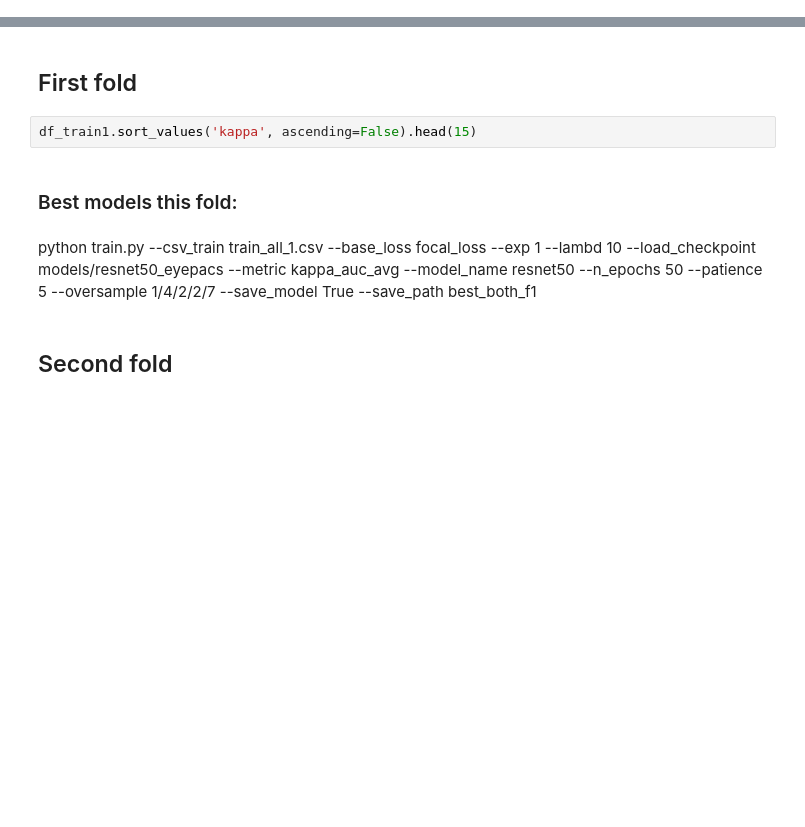
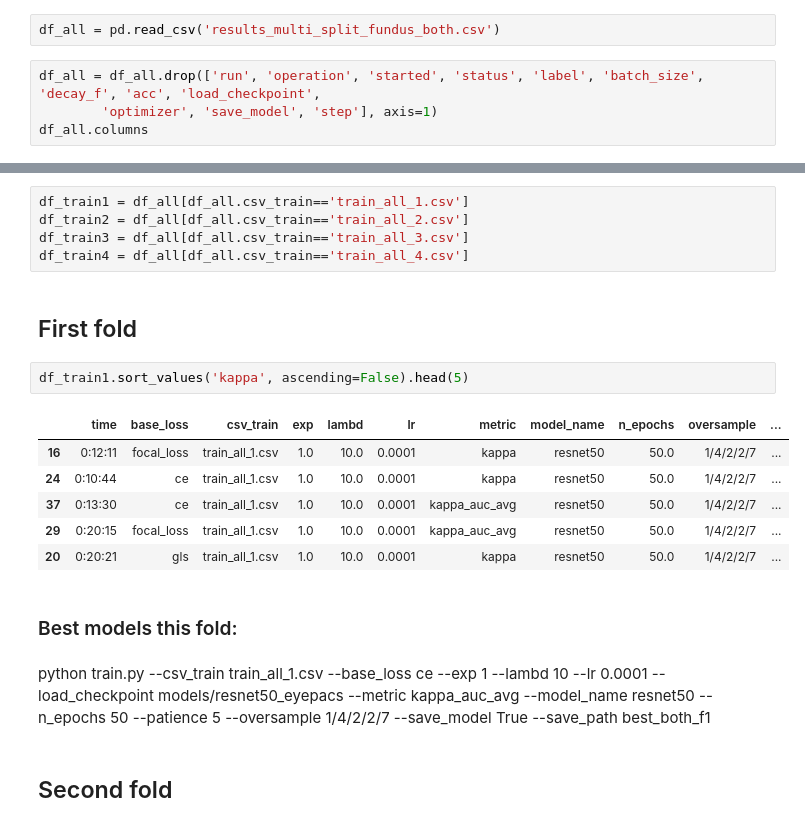
Before and after one commit to agaldran/deep_dr, a Jupyter notebook: analyze_csvs_FINAL.ipynb, the cells around one changed output, grey strips where cells are left out. Cells and saved outputs as stored; diff of their text form; blank space fills up the shorter version.

```diff
--- a/analyze_csvs_FINAL.ipynb
+++ b/analyze_csvs_FINAL.ipynb
@@ -44,3 +47,9 @@ import numpy as np
 # %% [markdown]
 # Standard Fundus
 ## Both OD+MAC
+# %%
+df_all = pd.read_csv('results_multi_split_fundus_both.csv')
+# %%
+df_all = df_all.drop(['run', 'operation', 'started', 'status', 'label', 'batch_size', 'decay_f', 'acc', 'load_checkpoint',
+        'optimizer', 'save_model', 'step'], axis=1)
+df_all.columns
@@ -47,11 +61,23 @@ import numpy as np
+# %%
+df_train1 = df_all[df_all.csv_train=='train_all_1.csv']
+df_train2 = df_all[df_all.csv_train=='train_all_2.csv']
+df_train3 = df_all[df_all.csv_train=='train_all_3.csv']
+df_train4 = df_all[df_all.csv_train=='train_all_4.csv']
 # %% [markdown]
 ## First fold
 # %%
-df_train1.sort_values('kappa', ascending=False).head(15)
+df_train1.sort_values('kappa', ascending=False).head(5)
+# %% [output]
+|  | time | base_loss | csv_train | exp | lambd | lr | metric | model_name | n_epochs | oversample | ... |
+| 16 | 0:12:11 | focal_loss | train_all_1.csv | 1.0 | 10.0 | 0.0001 | kappa | resnet50 | 50.0 | 1/4/2/2/7 | ... |
+| 24 | 0:10:44 | ce | train_all_1.csv | 1.0 | 10.0 | 0.0001 | kappa | resnet50 | 50.0 | 1/4/2/2/7 | ... |
+| 37 | 0:13:30 | ce | train_all_1.csv | 1.0 | 10.0 | 0.0001 | kappa_auc_avg | resnet50 | 50.0 | 1/4/2/2/7 | ... |
+| 29 | 0:20:15 | focal_loss | train_all_1.csv | 1.0 | 10.0 | 0.0001 | kappa_auc_avg | resnet50 | 50.0 | 1/4/2/2/7 | ... |
+| 20 | 0:20:21 | gls | train_all_1.csv | 1.0 | 10.0 | 0.0001 | kappa | resnet50 | 50.0 | 1/4/2/2/7 | ... |
 # %% [markdown]
 ### Best models this fold:
 # %% [markdown]
-python train.py --csv_train train_all_1.csv --base_loss focal_loss --exp 1 --lambd 10 --load_checkpoint models/resnet50_eyepacs --metric kappa_auc_avg --model_name resnet50 --n_epochs 50 --patience 5 --oversample 1/4/2/2/7 --save_model True --save_path best_both_f1
+python train.py --csv_train train_all_1.csv --base_loss ce --exp 1 --lambd 10 --lr 0.0001 --load_checkpoint models/resnet50_eyepacs --metric kappa_auc_avg --model_name resnet50 --n_epochs 50 --patience 5 --oversample 1/4/2/2/7 --save_model True --save_path best_both_f1
 # %% [markdown]
 ## Second fold
 # %%
```
Also changed, not shown: parts of 14 cells of this notebook, 4 other files.
